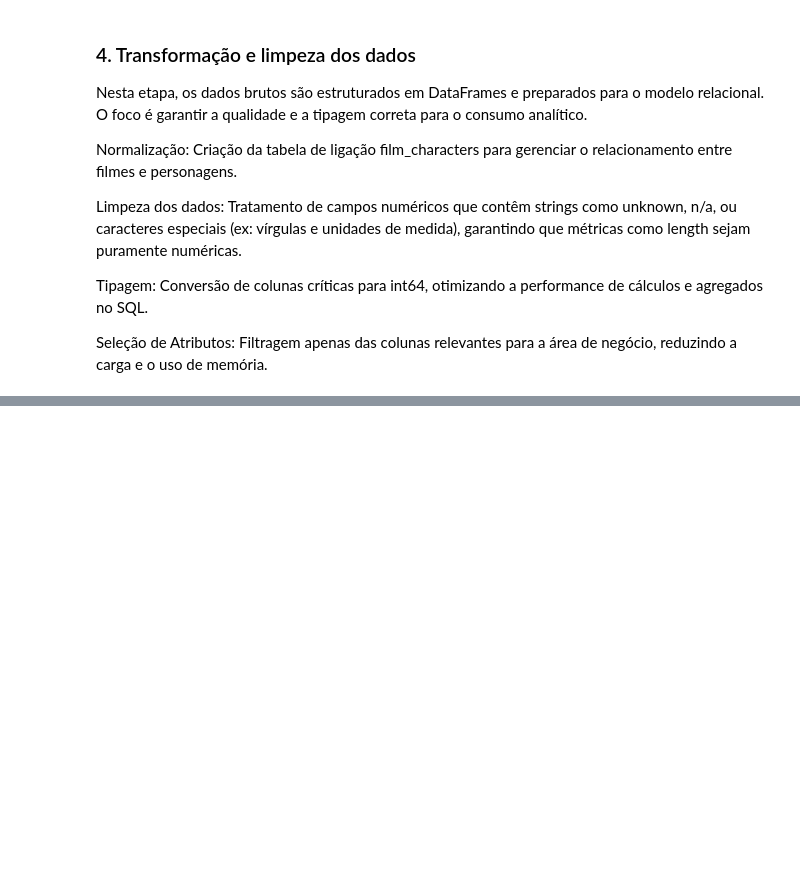
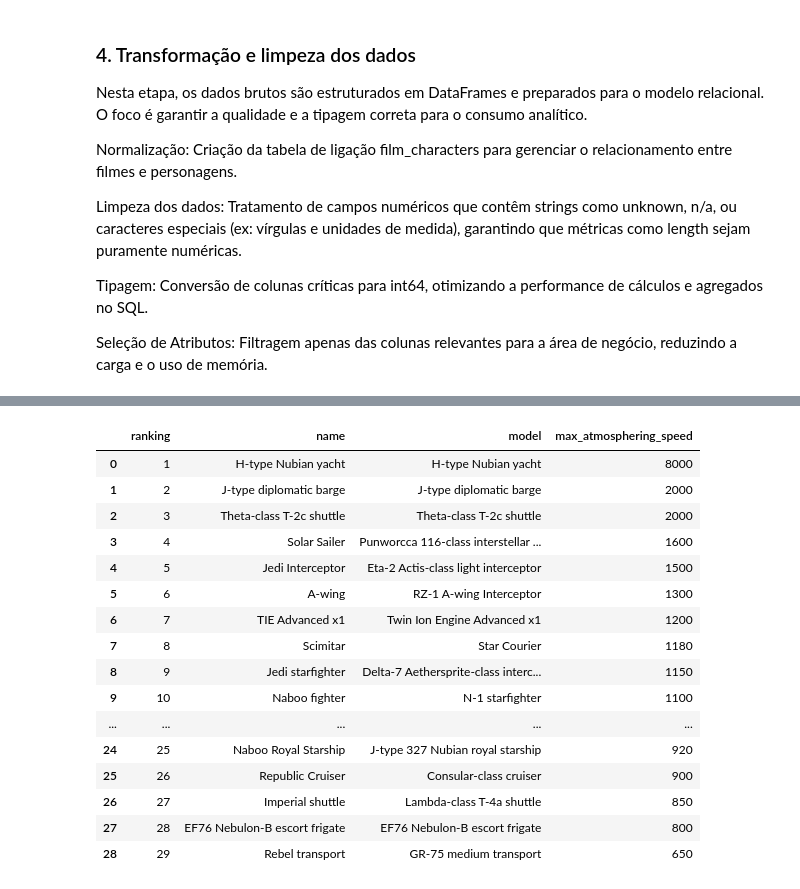
Before and after one commit to huguds/globo-data-engineering-challenge, a Jupyter notebook: swapi_etl_pipeline.ipynb, the cells around one changed output, grey strips where cells are left out. Drawn from its saved outputs; the diff is of its cells as text; code cells hidden in the pictures; blank space fills up the shorter version.

Commit message:
feat: :sparkles: Persiste os dados em tabelas no SQLite e implementa queries de insights
Persiste os dados em tabelas no SQLite e implementa queries de insights

```diff
--- a/swapi_etl_pipeline.ipynb
+++ b/swapi_etl_pipeline.ipynb
@@ -192,0 +200,19 @@ starships_df['length'] = starships_df['length'].astype('float64')
+# %%
+# Carregamento dos dados
+db_path = "data/swapi.db"
+Path("data").mkdir(exist_ok=True)
+
+conn = sqlite3.connect(db_path)
+
+films_df.to_sql("films", conn, if_exists="replace", index=False)
+film_characters_df.to_sql("film_characters", conn, if_exists="replace", index=False)
+people_df.to_sql("people", conn, if_exists="replace", index=False)
+planets_df.to_sql("planets", conn, if_exists="replace", index=False)
+starships_df.to_sql("starships", conn, if_exists="replace", index=False)
+
+# Validação de quantidade de registros
+print("films:", len(films_df))
+print("film_characters:", len(film_characters_df))
+print("people:", len(people_df))
+print("planets:", len(planets_df))
+print("starships:", len(starships_df))
@@ -192,0 +308,30 @@ starships_df['length'] = starships_df['length'].astype('float64')
+# %%
+query_starship = """
+    SELECT
+        ROW_NUMBER() OVER (ORDER BY max_atmosphering_speed DESC) AS ranking,
+        name,
+        model,
+       max_atmosphering_speed
+    FROM starships;
+"""
+
+starships_result = pd.read_sql_query(query_starship, conn)
+starships_result.sort_values(by=['ranking'], ascending=True)
+# %% [output]
+|  | ranking | name | model | max_atmosphering_speed |
+| 0 | 1 | H-type Nubian yacht | H-type Nubian yacht | 8000 |
+| 1 | 2 | J-type diplomatic barge | J-type diplomatic barge | 2000 |
+| 2 | 3 | Theta-class T-2c shuttle | Theta-class T-2c shuttle | 2000 |
+| 3 | 4 | Solar Sailer | Punworcca 116-class interstellar ... | 1600 |
+| 4 | 5 | Jedi Interceptor | Eta-2 Actis-class light interceptor | 1500 |
+| 5 | 6 | A-wing | RZ-1 A-wing Interceptor | 1300 |
+| 6 | 7 | TIE Advanced x1 | Twin Ion Engine Advanced x1 | 1200 |
+| 7 | 8 | Scimitar | Star Courier | 1180 |
+| 8 | 9 | Jedi starfighter | Delta-7 Aethersprite-class interc... | 1150 |
+| 9 | 10 | Naboo fighter | N-1 starfighter | 1100 |
+| ... | ... | ... | ... | ... |
+| 24 | 25 | Naboo Royal Starship | J-type 327 Nubian royal starship | 920 |
+| 25 | 26 | Republic Cruiser | Consular-class cruiser | 900 |
+| 26 | 27 | Imperial shuttle | Lambda-class T-4a shuttle | 850 |
+| 27 | 28 | EF76 Nebulon-B escort frigate | EF76 Nebulon-B escort frigate | 800 |
+| 28 | 29 | Rebel transport | GR-75 medium transport | 650 |
```
Also changed, not shown: parts of 10 cells of this notebook.
